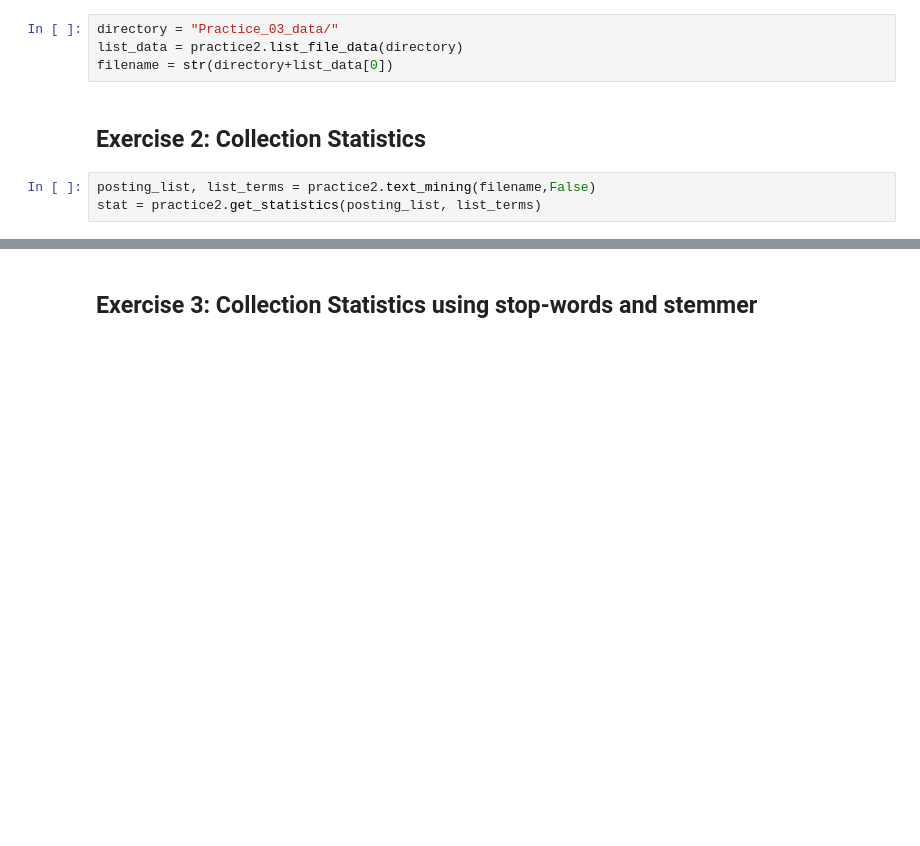
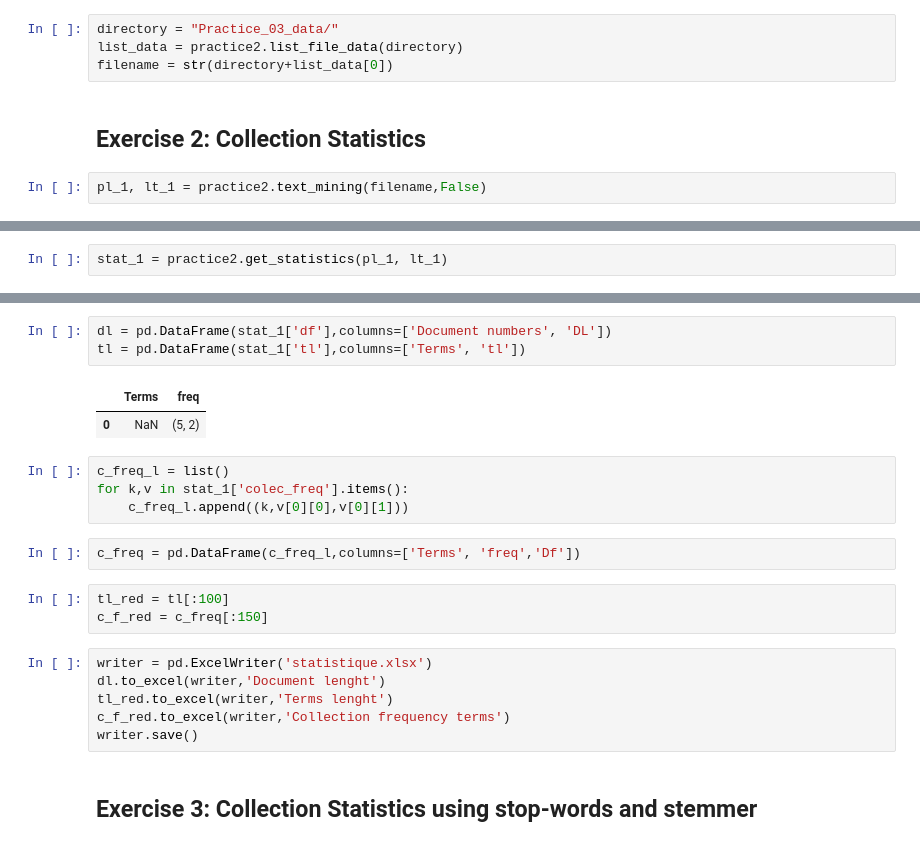
Before and after one commit to PamPierre/UJM-RI-PROJECT, a Jupyter notebook: practice3.ipynb, the cells around one changed output, grey strips where cells are left out. Cells and saved outputs as stored; diff of their text form; blank space fills up the shorter version.

```diff
--- a/practice3.ipynb
+++ b/practice3.ipynb
@@ -7,5 +10,4 @@ filename = str(directory+list_data[0])
 # %% [markdown]
 ## Exercise 2: Collection Statistics
 # %%
-posting_list, list_terms = practice2.text_mining(filename,False)
-stat = practice2.get_statistics(posting_list, list_terms)
+pl_1, lt_1 = practice2.text_mining(filename,False)
@@ -21,0 +14,2 @@ NotebookApp.rate_limit_window=3.0 (secs)
+# %%
+stat_1 = practice2.get_statistics(pl_1, lt_1)
@@ -22,3 +26,24 @@ NotebookApp.rate_limit_window=3.0 (secs)
+# %%
+dl = pd.DataFrame(stat_1['df'],columns=['Document numbers', 'DL'])
+tl = pd.DataFrame(stat_1['tl'],columns=['Terms', 'tl'])
+# %% [output]
+|  | Terms | freq |
+| 0 | NaN | (5, 2) |
+# %%
+c_freq_l = list()
+for k,v in stat_1['colec_freq'].items():
+    c_freq_l.append((k,v[0][0],v[0][1]))
+# %%
+c_freq = pd.DataFrame(c_freq_l,columns=['Terms', 'freq','Df'])
+# %%
+tl_red = tl[:100]
+c_f_red = c_freq[:150]
+# %%
+writer = pd.ExcelWriter('statistique.xlsx')
+dl.to_excel(writer,'Document lenght')
+tl_red.to_excel(writer,'Terms lenght')
+c_f_red.to_excel(writer,'Collection frequency terms')
+writer.save()
 # %% [markdown]
 ## Exercise 3: Collection Statistics using stop-words and stemmer
 # %%
```
Also changed, not shown: parts of 25 cells of this notebook, 3 other files.
